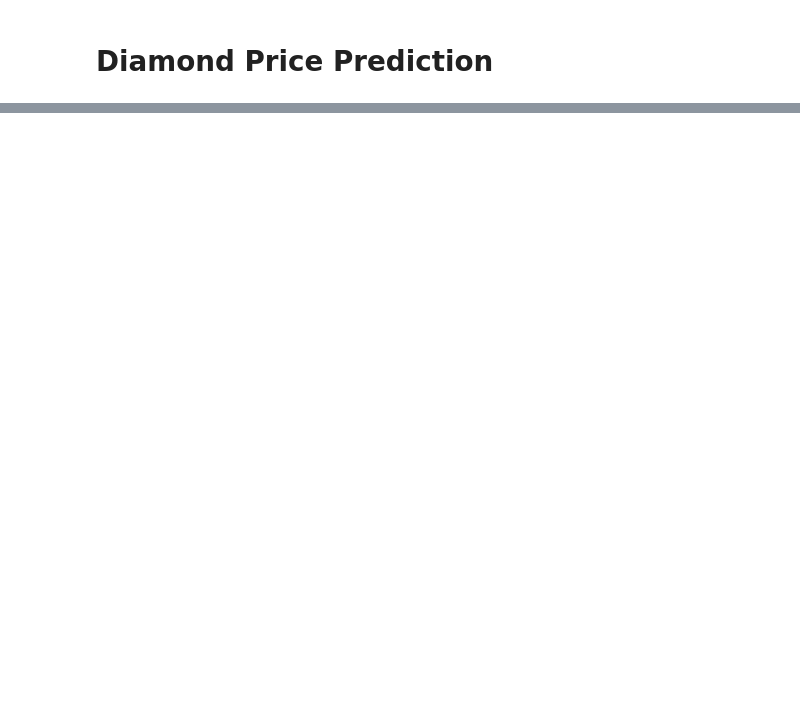
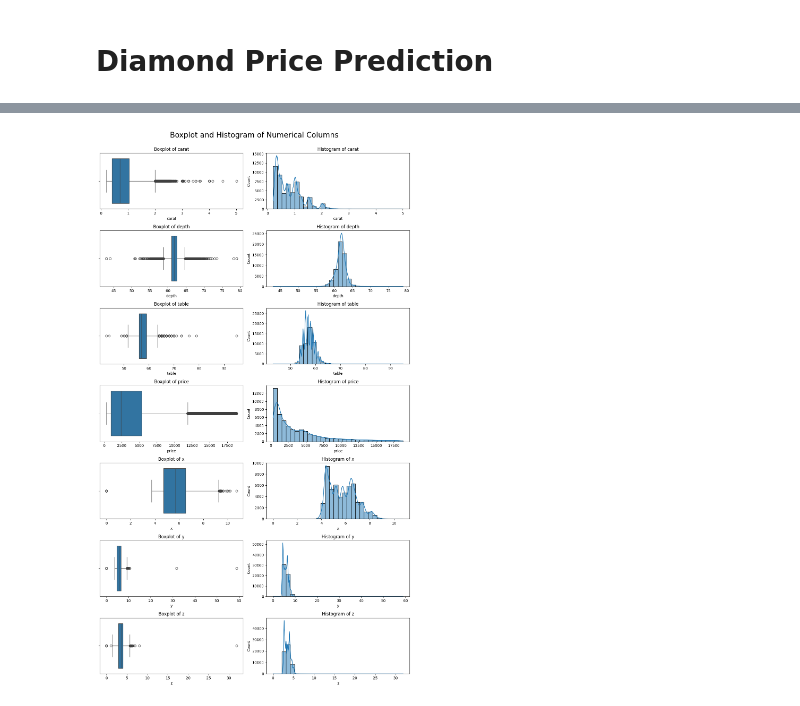
Before and after one commit to Tinnne/Diamond-Price-Reccomendation, a Jupyter notebook: main.ipynb, the cells around one changed output, grey strips where cells are left out. Saved outputs shown, nothing was run; the diff lists cells and outputs as text; code cells hidden in the pictures; blank space fills up the shorter version.

```diff
--- a/main.ipynb
+++ b/main.ipynb
@@ -59,0 +76,3 @@ data.duplicated().sum()
+# %%
+for col in data.columns:
+    print(f"{col}: {data[col].nunique()}")
@@ -59,0 +90,4 @@ data.duplicated().sum()
+# %%
+for col in data.columns:
+    if data[col].nunique()<10:
+        print(f"{col}:\n{data[col].unique()}\n")
@@ -59,0 +103,20 @@ data.duplicated().sum()
+# %%
+def num_plot(data):
+    num_cols = data.select_dtypes(include=np.number).columns
+    n = len(num_cols)
+    fig, axes = plt.subplots(nrows=n, ncols=2, figsize=(12, 3 * n))
+
+    for i, col in enumerate(num_cols):
+        sns.boxplot(x=data[col], ax=axes[i, 0])
+        axes[i, 0].set_title(f'Boxplot of {col}')
+
+        sns.histplot(data[col], kde=True, bins=30, ax=axes[i, 1])
+        axes[i, 1].set_title(f'Histogram of {col}')
+
+    fig.suptitle("Boxplot and Histogram of Numerical Columns", fontsize=20, y=1)
+    plt.tight_layout()
+    plt.show()
+# %%
+num_plot(data)
+# %% [output]
+[figure, added]
```
Also changed, not shown: parts of 18 cells of this notebook, 4 other files.
